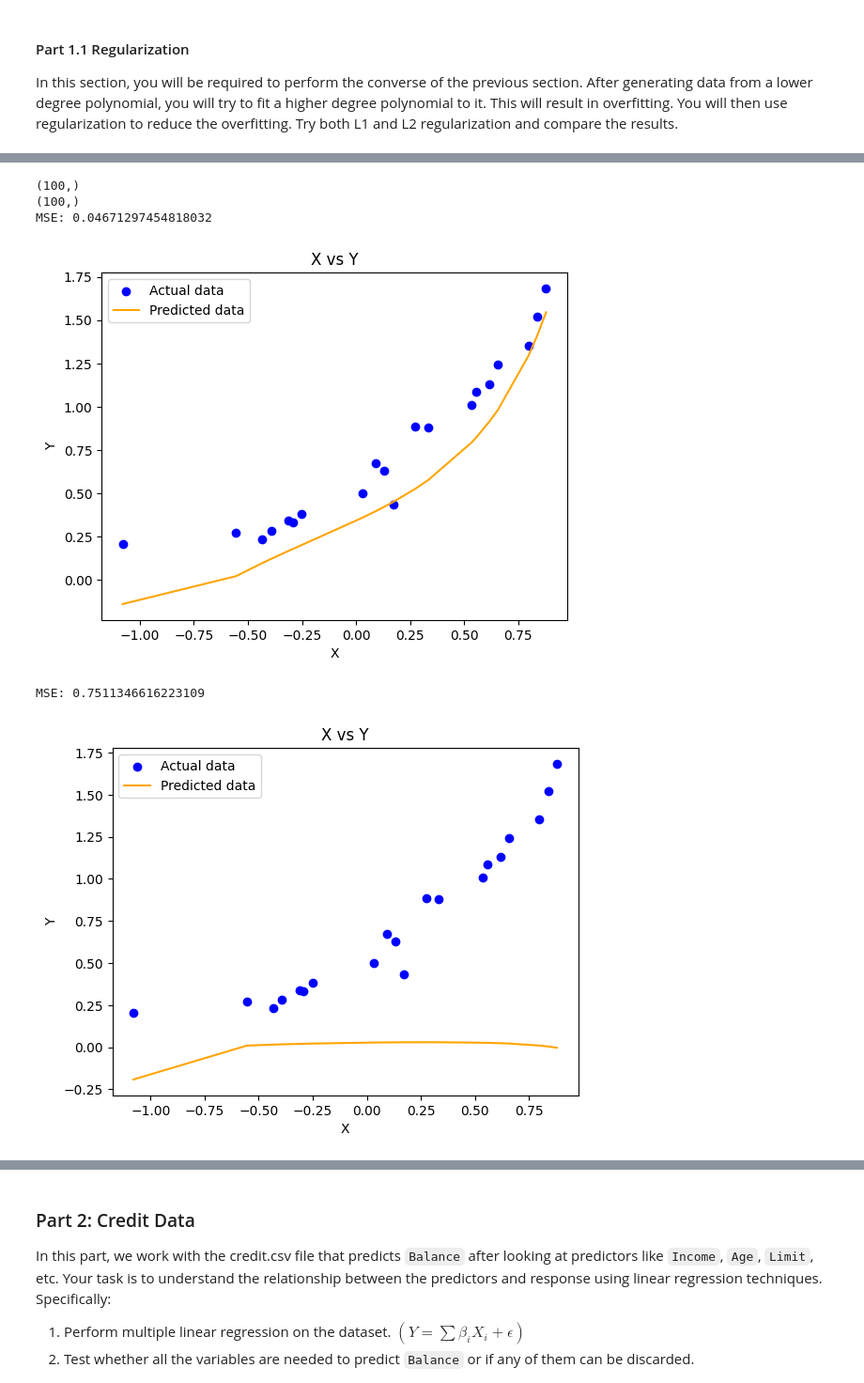
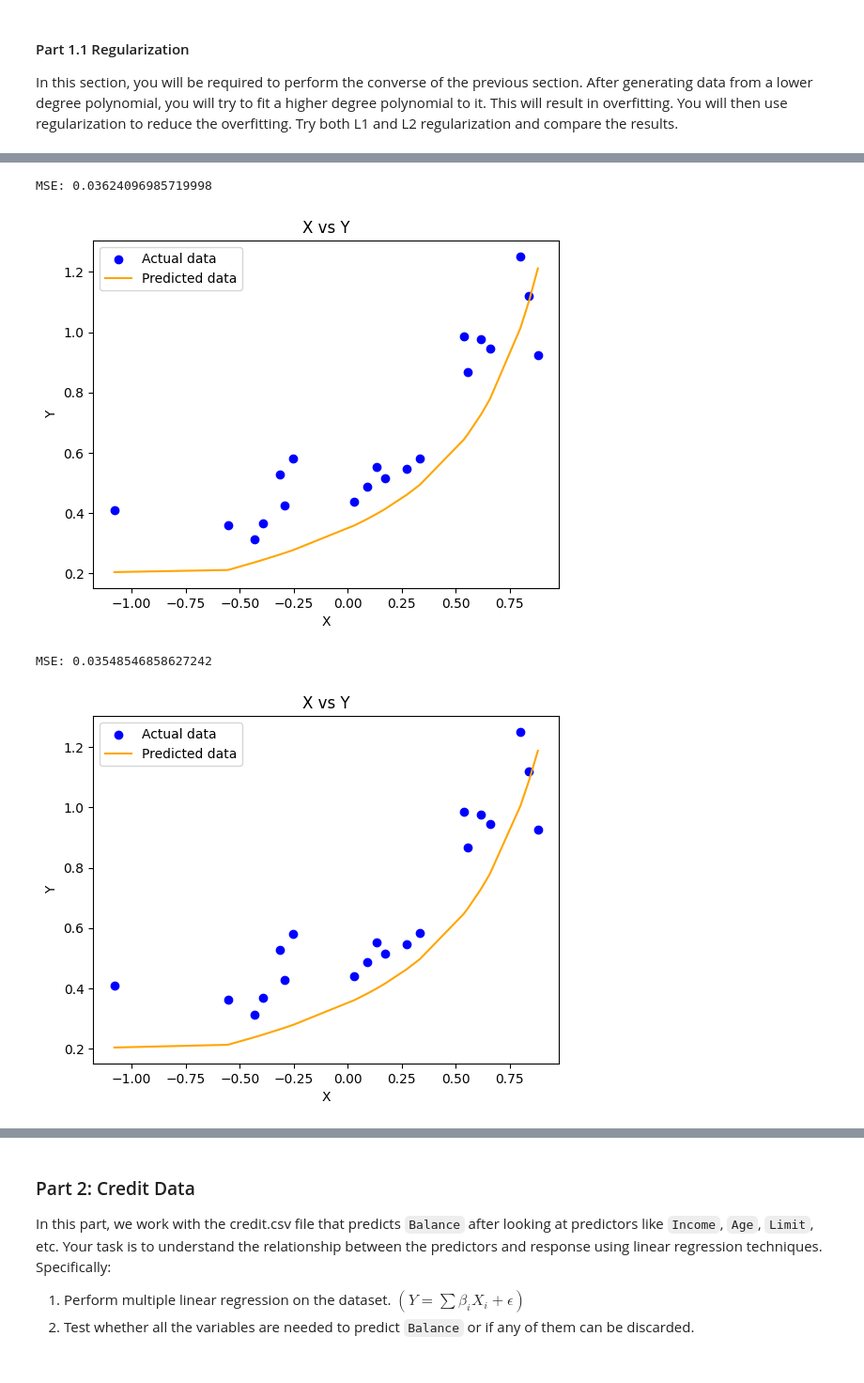
Before and after one commit to oops-moment/SMAI-SEM6, a Jupyter notebook: rollnumber_A1/rollnumber_A1_Q3/Q3.ipynb, the cells around one changed output, grey strips where cells are left out. Shown at 94% size. Cells and saved outputs as stored; diff of their text form; code cells hidden in the pictures.

```diff
--- a/rollnumber_A1/rollnumber_A1_Q3/Q3.ipynb
+++ b/rollnumber_A1/rollnumber_A1_Q3/Q3.ipynb
@@ -248,0 +267,22 @@ Best Degree: 25, Min MSE: 0.07594807738286216
+# %%
+X, Y,coeff = gen_data()
+X = X.reshape(-1, 1)
+
+min_degree = 1
+max_degree = 25
+
+best_degree = None
+min_mse = float('inf')
+
+for degree in range(min_degree, max_degree + 1):
+    model = PolynomailRegression(degree=degree, learning_rate=0.01, iterations=1000)
+    model.fit(X, Y)
+    Y_pred = model.predict(X)
+    mse_value = mse(Y, Y_pred)
+    print(f"Degree: {degree}, MSE: {mse_value}")
+
+    if mse_value < min_mse:
+        min_mse = mse_value
+        best_degree = degree
+
+print(f"Best Degree: {best_degree}, Min MSE: {min_mse}")
@@ -321,12 +406,12 @@ MSE: 0.2179424159103911
 # %%
 X,Y,coeff= gen_data()
 X = X.reshape(-1,1)
-model = PolynomailRegression( degree = 3, learning_rate = 0.01, iterations = 500 )
+model = PolynomailRegression( degree = 13, learning_rate = 0.01, iterations = 1000 )
 
 model.fit( X, Y )
 Y_pred = model.predict( X )
 
-plt.scatter( X, Y, color = 'blue' )
+plt.scatter( X, Y,  )
 plt.plot( X, Y_pred, color = 'orange' )
 plt.title( 'X vs Y' )
 plt.xlabel( 'X' )
@@ -386,7 +471,7 @@ class PolynomialRegression_Regularisation:
                 # print("none")
                 regularisation_term = 0
 
-            self.W = self.W - (self.learning_rate * (1 / self.m) * np.dot(X_normalize.T, error) + regularisation_term)
+            self.W = self.W - ((self.learning_rate) * (1 / self.m) * (np.dot(X_normalize.T, error) + regularisation_term))
 
         return self
 
@@ -420,11 +505,11 @@ plt.show()
 # %%
-predictor_low, response_low = gen_data_low()
-print(predictor_low.shape)
-print(response_low.shape)
+# predictor_low, response_low = gen_data_low()
+# print(predictor_low.shape)
+# print(response_low.shape)
 # lets fit higher degree polunomial to it less goo
 X=predictor_low.reshape(-1,1)
 X_train, X_test, y_train, y_test = train_test_split(X, response_low, test_size=0.2, random_state=1234)
-model = PolynomialRegression_Regularisation(degree=11, learning_rate=0.01, iterations=500)
+model = PolynomialRegression_Regularisation(degree=11, learning_rate=0.01, iterations=1000)
 model.fit(X_train, y_train)
 Y_pred = model.predict(X_test)
 
@@ -446,35 +531,33 @@ plt.ylabel('Y')
 plt.legend()
 plt.show()
 # %% [output]
-(100,)
-(100,)
-MSE: 0.04671297454818032
+MSE: 0.03624096985719998
-[figure, old version]
+[figure, new version]
 # %%
 # using l1 regularisation
-model = PolynomialRegression_Regularisation(degree=11, learning_rate=0.001, iterations=500, regularisation="l1", alpha=0.01)
+model = PolynomialRegression_Regularisation(degree=11, learning_rate=0.01, iterations=1000, regularisation="l1", alpha=0.1)
 model.fit(X_train, y_train)
 Y_pred = model.predict(X_test)
 
 # Sorting X_test and corresponding Y_pred for smooth plotting
 sorted_indices = np.argsort(X_test[:, 0])
 X_test_sorted = X_test[sorted_indices]
 Y_pred_sorted = Y_pred[sorted_indices]
 
 # Calculate and print MSE
 mse_value = mse(y_test, Y_pred)
 print("MSE:", mse_value)
 
 # Plotting
 plt.scatter(X_test, y_test, color='blue', label='Actual data')
 plt.plot(X_test_sorted, Y_pred_sorted, color='orange', label='Predicted data')
 plt.title('X vs Y')
 plt.xlabel('X')
 plt.ylabel('Y')
 plt.legend()
 plt.show()
 # %% [output]
-MSE: 0.7511346616223109
+MSE: 0.03548546858627242
-[figure, old version]
+[figure, new version]
 # %%
 # using l2 regularisation
```
Also changed, not shown: parts of 26 cells of this notebook, 1 other file.
